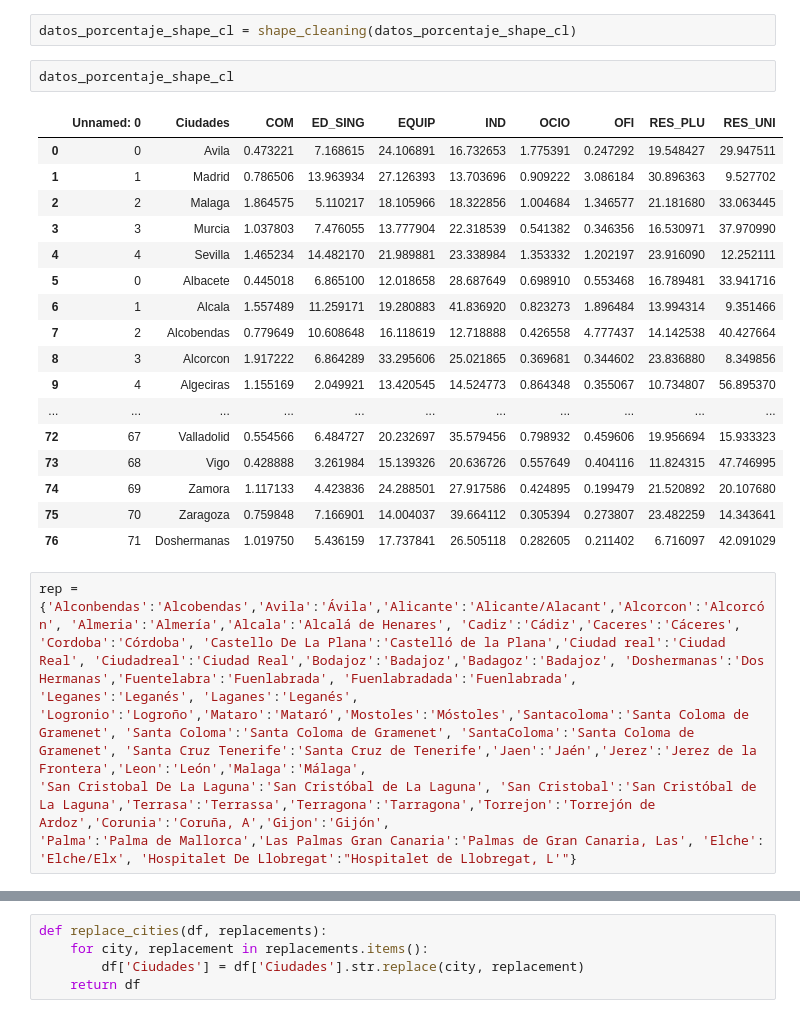
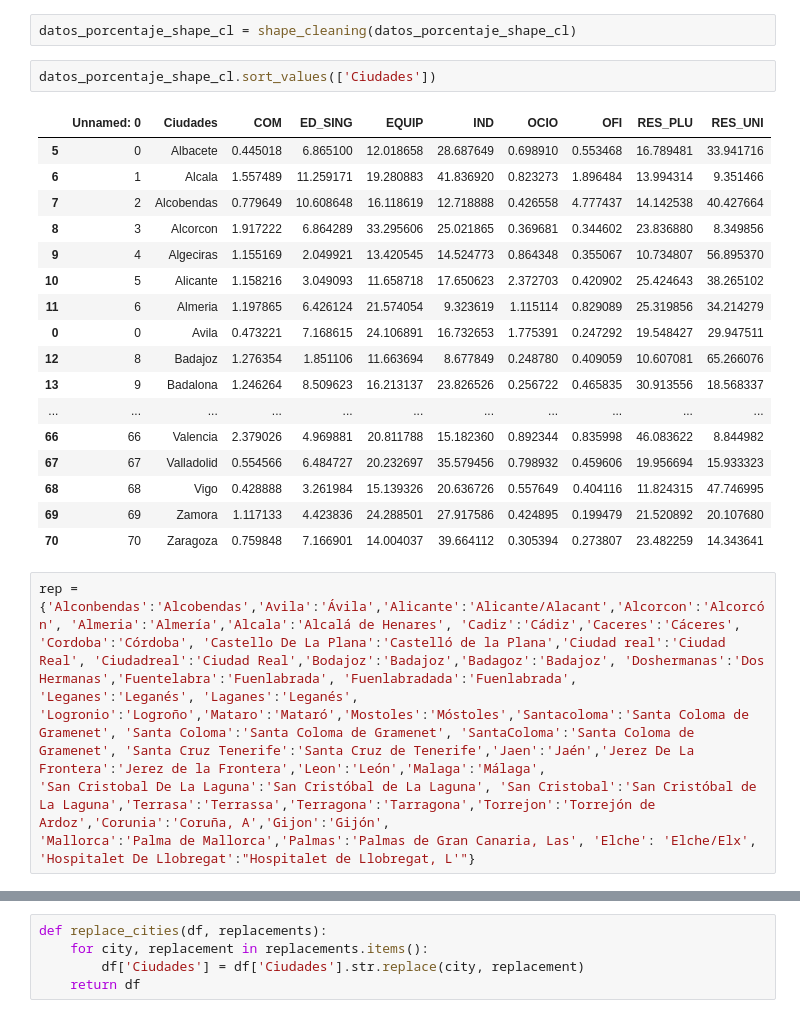
Before and after one commit to cristianvergaraf/clustering-metrics, a Jupyter notebook: datos/metricas/funcion_leer_metricas.ipynb, the cells around one changed output, grey strips where cells are left out. Saved outputs shown, nothing was run; the diff lists cells and outputs as text.

```diff
--- a/datos/metricas/funcion_leer_metricas.ipynb
+++ b/datos/metricas/funcion_leer_metricas.ipynb
@@ -781,30 +799,30 @@ datos_porcentaje_shape_cl = shape_cleaning(datos_filter_porcentaje)
 # %%
 datos_porcentaje_shape_cl = shape_cleaning(datos_porcentaje_shape_cl)
 # %%
-datos_porcentaje_shape_cl
+datos_porcentaje_shape_cl.sort_values(['Ciudades'])
 # %% [output]
 |  | Unnamed: 0 | Ciudades | COM | ED_SING | EQUIP | IND | OCIO | OFI | RES_PLU | RES_UNI |
-| 0 | 0 | Avila | 0.473221 | 7.168615 | 24.106891 | 16.732653 | 1.775391 | 0.247292 | 19.548427 | 29.947511 |
-| 1 | 1 | Madrid | 0.786506 | 13.963934 | 27.126393 | 13.703696 | 0.909222 | 3.086184 | 30.896363 | 9.527702 |
-| 2 | 2 | Malaga | 1.864575 | 5.110217 | 18.105966 | 18.322856 | 1.004684 | 1.346577 | 21.181680 | 33.063445 |
-| 3 | 3 | Murcia | 1.037803 | 7.476055 | 13.777904 | 22.318539 | 0.541382 | 0.346356 | 16.530971 | 37.970990 |
-| 4 | 4 | Sevilla | 1.465234 | 14.482170 | 21.989881 | 23.338984 | 1.353332 | 1.202197 | 23.916090 | 12.252111 |
 | 5 | 0 | Albacete | 0.445018 | 6.865100 | 12.018658 | 28.687649 | 0.698910 | 0.553468 | 16.789481 | 33.941716 |
 | 6 | 1 | Alcala | 1.557489 | 11.259171 | 19.280883 | 41.836920 | 0.823273 | 1.896484 | 13.994314 | 9.351466 |
 | 7 | 2 | Alcobendas | 0.779649 | 10.608648 | 16.118619 | 12.718888 | 0.426558 | 4.777437 | 14.142538 | 40.427664 |
 | 8 | 3 | Alcorcon | 1.917222 | 6.864289 | 33.295606 | 25.021865 | 0.369681 | 0.344602 | 23.836880 | 8.349856 |
 | 9 | 4 | Algeciras | 1.155169 | 2.049921 | 13.420545 | 14.524773 | 0.864348 | 0.355067 | 10.734807 | 56.895370 |
+| 10 | 5 | Alicante | 1.158216 | 3.049093 | 11.658718 | 17.650623 | 2.372703 | 0.420902 | 25.424643 | 38.265102 |
+| 11 | 6 | Almeria | 1.197865 | 6.426124 | 21.574054 | 9.323619 | 1.115114 | 0.829089 | 25.319856 | 34.214279 |
+| 0 | 0 | Avila | 0.473221 | 7.168615 | 24.106891 | 16.732653 | 1.775391 | 0.247292 | 19.548427 | 29.947511 |
+| 12 | 8 | Badajoz | 1.276354 | 1.851106 | 11.663694 | 8.677849 | 0.248780 | 0.409059 | 10.607081 | 65.266076 |
+| 13 | 9 | Badalona | 1.246264 | 8.509623 | 16.213137 | 23.826526 | 0.256722 | 0.465835 | 30.913556 | 18.568337 |
 | ... | ... | ... | ... | ... | ... | ... | ... | ... | ... | ... |
-| 72 | 67 | Valladolid | 0.554566 | 6.484727 | 20.232697 | 35.579456 | 0.798932 | 0.459606 | 19.956694 | 15.933323 |
-| 73 | 68 | Vigo | 0.428888 | 3.261984 | 15.139326 | 20.636726 | 0.557649 | 0.404116 | 11.824315 | 47.746995 |
-| 74 | 69 | Zamora | 1.117133 | 4.423836 | 24.288501 | 27.917586 | 0.424895 | 0.199479 | 21.520892 | 20.107680 |
-| 75 | 70 | Zaragoza | 0.759848 | 7.166901 | 14.004037 | 39.664112 | 0.305394 | 0.273807 | 23.482259 | 14.343641 |
-| 76 | 71 | Doshermanas | 1.019750 | 5.436159 | 17.737841 | 26.505118 | 0.282605 | 0.211402 | 6.716097 | 42.091029 |
+| 66 | 66 | Valencia | 2.379026 | 4.969881 | 20.811788 | 15.182360 | 0.892344 | 0.835998 | 46.083622 | 8.844982 |
+| 67 | 67 | Valladolid | 0.554566 | 6.484727 | 20.232697 | 35.579456 | 0.798932 | 0.459606 | 19.956694 | 15.933323 |
+| 68 | 68 | Vigo | 0.428888 | 3.261984 | 15.139326 | 20.636726 | 0.557649 | 0.404116 | 11.824315 | 47.746995 |
+| 69 | 69 | Zamora | 1.117133 | 4.423836 | 24.288501 | 27.917586 | 0.424895 | 0.199479 | 21.520892 | 20.107680 |
+| 70 | 70 | Zaragoza | 0.759848 | 7.166901 | 14.004037 | 39.664112 | 0.305394 | 0.273807 | 23.482259 | 14.343641 |
 # %%
 rep = {'Alconbendas':'Alcobendas','Avila':'Ávila','Alicante':'Alicante/Alacant','Alcorcon':'Alcorcón', 'Almeria':'Almería','Alcala':'Alcalá de Henares', 'Cadiz':'Cádiz','Caceres':'Cáceres', 'Cordoba':'Córdoba', 'Castello De La Plana':'Castelló de la Plana','Ciudad real':'Ciudad Real', 'Ciudadreal':'Ciudad Real','Bodajoz':'Badajoz','Badagoz':'Badajoz', 'Doshermanas':'Dos Hermanas','Fuentelabra':'Fuenlabrada', 'Fuenlabradada':'Fuenlabrada',
-'Leganes':'Leganés', 'Laganes':'Leganés', 'Logronio':'Logroño','Mataro':'Mataró','Mostoles':'Móstoles','Santacoloma':'Santa Coloma de Gramenet', 'Santa Coloma':'Santa Coloma de Gramenet', 'SantaColoma':'Santa Coloma de Gramenet', 'Santa Cruz Tenerife':'Santa Cruz de Tenerife','Jaen':'Jaén','Jerez':'Jerez de la Frontera','Leon':'León','Malaga':'Málaga',
+'Leganes':'Leganés', 'Laganes':'Leganés', 'Logronio':'Logroño','Mataro':'Mataró','Mostoles':'Móstoles','Santacoloma':'Santa Coloma de Gramenet', 'Santa Coloma':'Santa Coloma de Gramenet', 'SantaColoma':'Santa Coloma de Gramenet', 'Santa Cruz Tenerife':'Santa Cruz de Tenerife','Jaen':'Jaén','Jerez De La Frontera':'Jerez de la Frontera','Leon':'León','Malaga':'Málaga',
 'San Cristobal De La Laguna':'San Cristóbal de La Laguna', 'San Cristobal':'San Cristóbal de La Laguna','Terrasa':'Terrassa','Terragona':'Tarragona','Torrejon':'Torrejón de Ardoz','Corunia':'Coruña, A','Gijon':'Gijón',
-'Palma':'Palma de Mallorca','Las Palmas Gran Canaria':'Palmas de Gran Canaria, Las', 'Elche': 'Elche/Elx', 'Hospitalet De Llobregat':"Hospitalet de Llobregat, L'"}
+'Mallorca':'Palma de Mallorca','Palmas':'Palmas de Gran Canaria, Las', 'Elche': 'Elche/Elx', 'Hospitalet De Llobregat':"Hospitalet de Llobregat, L'"}
 # %%
 metricas_socioeconomicos
 # %% [output]
```
Also changed, not shown: parts of 21 cells of this notebook, 9 other files.
